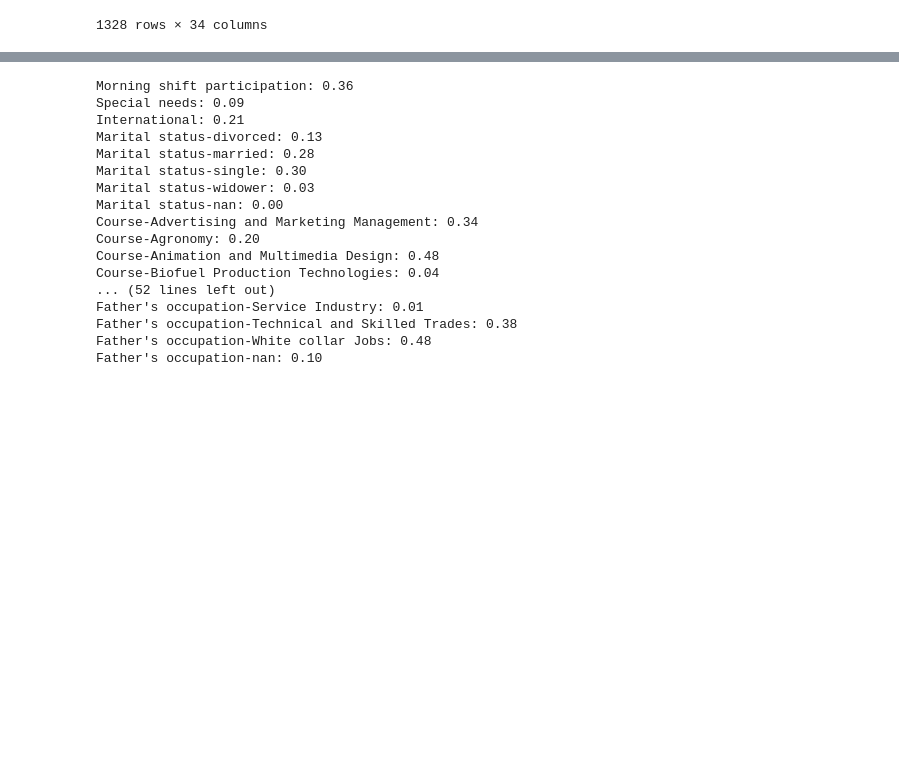
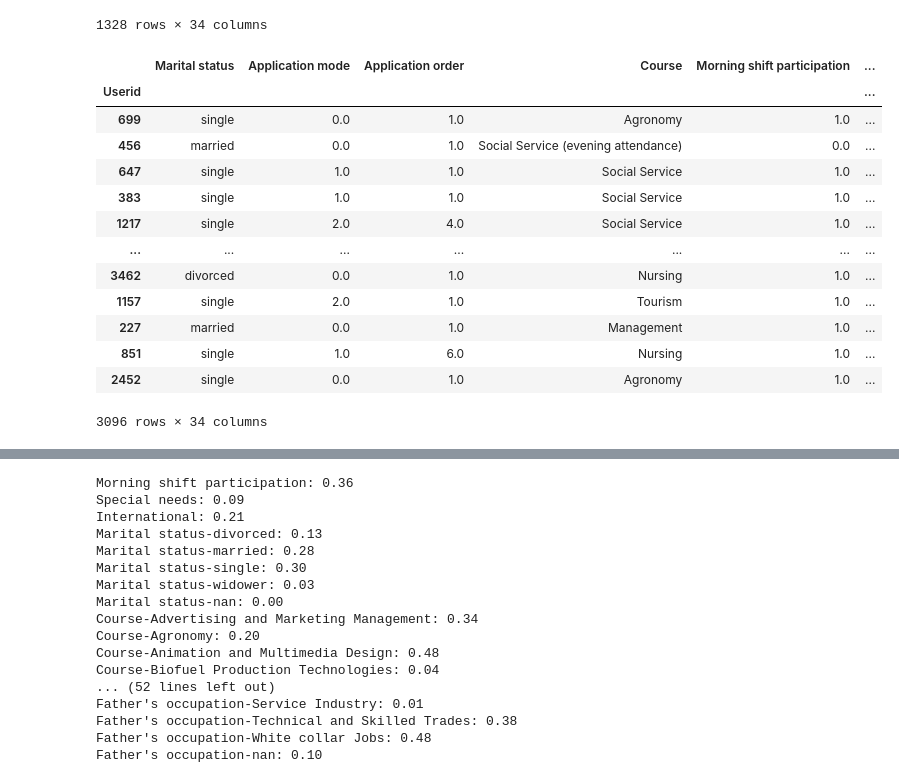
Before and after one commit to lCarvas/mlproj, a Jupyter notebook: project draft.ipynb, the cells around one changed output, grey strips where cells are left out. Saved outputs shown, nothing was run; the diff lists cells and outputs as text; code cells hidden in the pictures; blank space fills up the shorter version.

```diff
--- a/project draft.ipynb
+++ b/project draft.ipynb
@@ -372,0 +381,19 @@ def removeOutliers(data: pd.DataFrame) -> pd.DataFrame:
+# %%
+X, testdata = list(map(lambda x: fillNa(x), [X, testdata]))
+# %%
+fillNa(X)
+# %% [output]
+|  | Marital status | Application mode | Application order | Course | Morning shift participation | ... |
+| Userid |  |  |  |  |  | ... |
+| 699 | single | 0.0 | 1.0 | Agronomy | 1.0 | ... |
+| 456 | married | 0.0 | 1.0 | Social Service (evening attendance) | 0.0 | ... |
+| 647 | single | 1.0 | 1.0 | Social Service | 1.0 | ... |
+| 383 | single | 1.0 | 1.0 | Social Service | 1.0 | ... |
+| 1217 | single | 2.0 | 4.0 | Social Service | 1.0 | ... |
+| ... | ... | ... | ... | ... | ... | ... |
+| 3462 | divorced | 0.0 | 1.0 | Nursing | 1.0 | ... |
+| 1157 | single | 2.0 | 1.0 | Tourism | 1.0 | ... |
+| 227 | married | 0.0 | 1.0 | Management | 1.0 | ... |
+| 851 | single | 1.0 | 6.0 | Nursing | 1.0 | ... |
+| 2452 | single | 0.0 | 1.0 | Agronomy | 1.0 | ... |
+3096 rows × 34 columns
```
Also changed, not shown: parts of 2 cells of this notebook.
